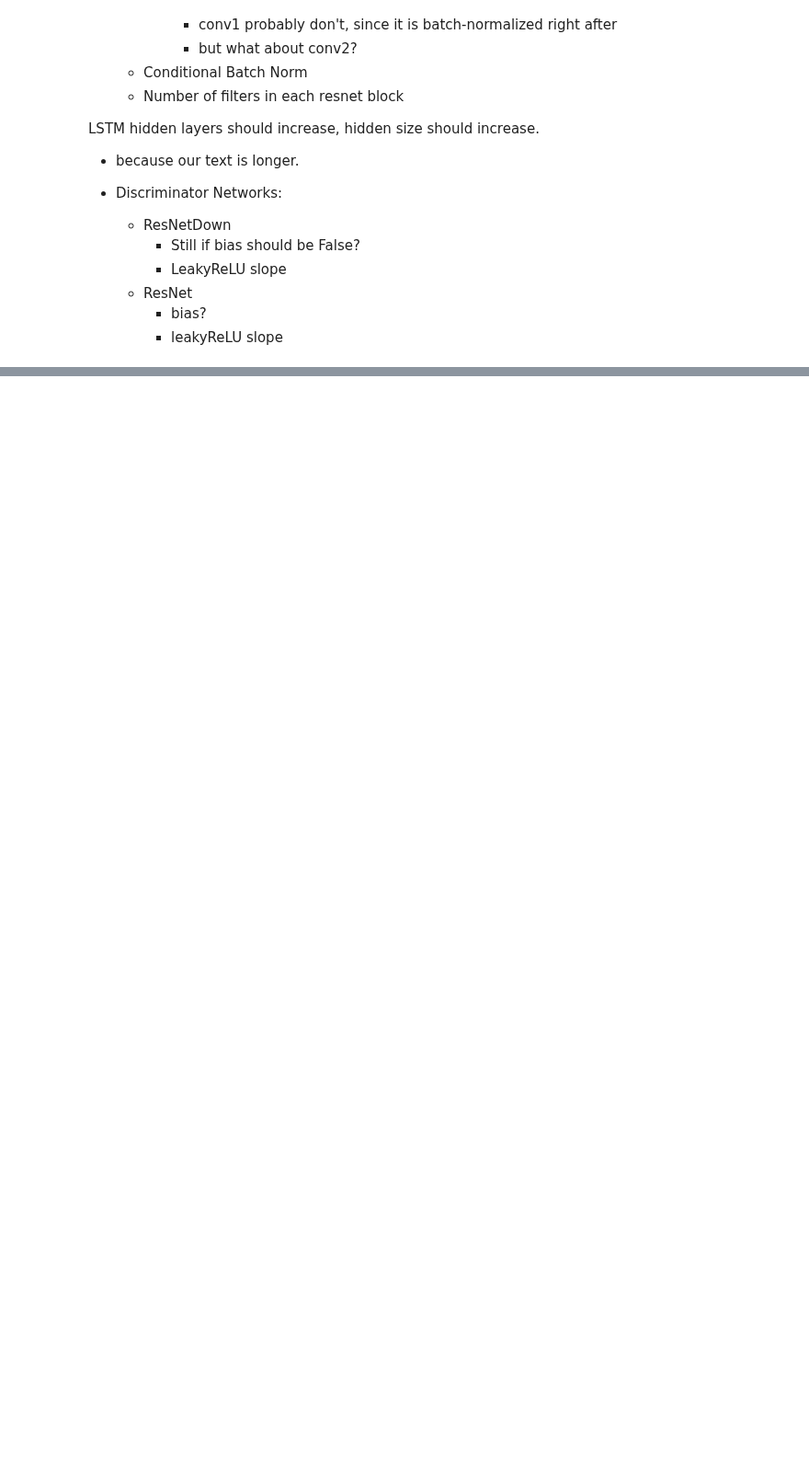
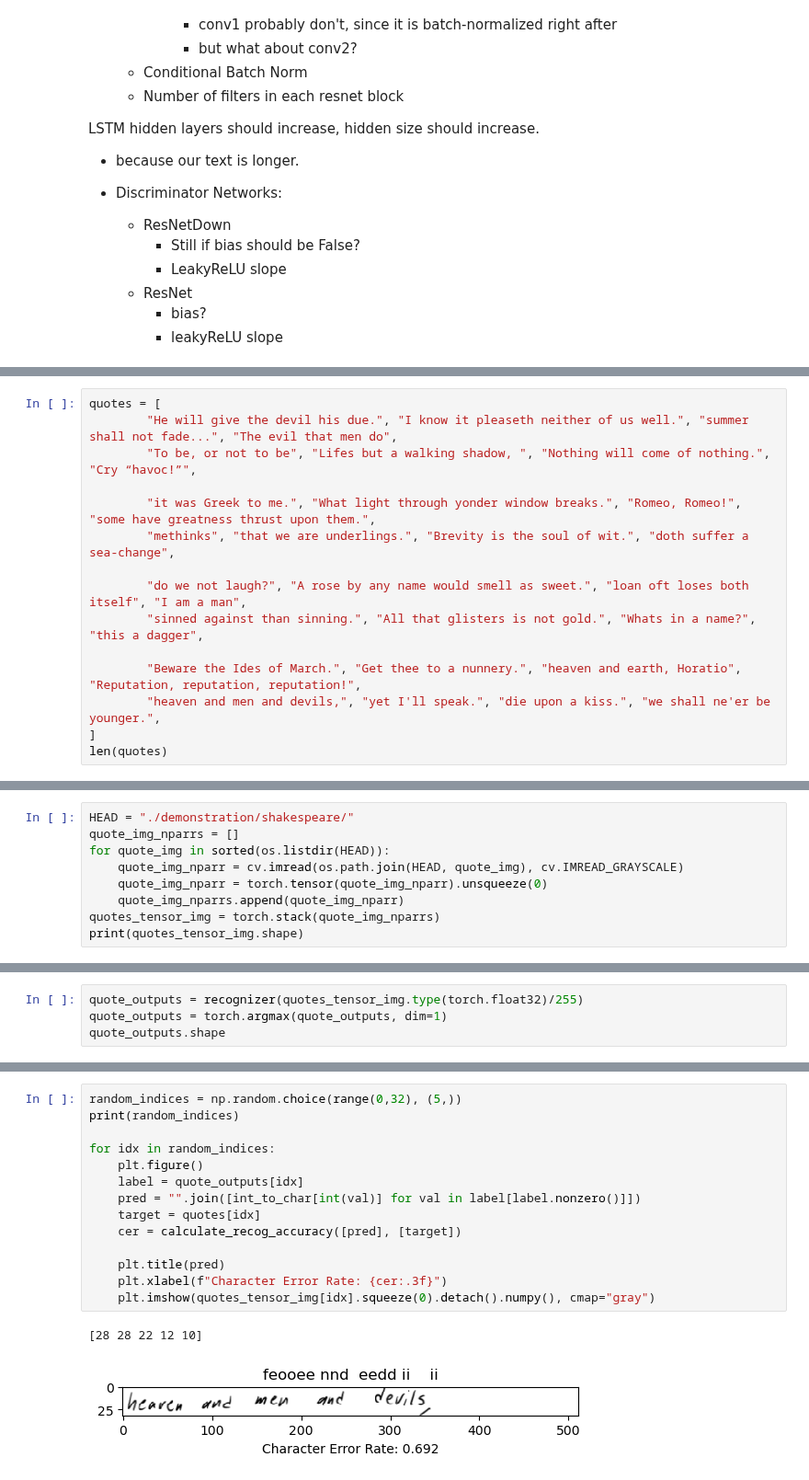
Before and after one commit to nabethg/ScribeSmith, a Jupyter notebook: main_model.ipynb, the cells around one changed output, grey strips where cells are left out. Shown at 92% size. Saved outputs shown, nothing was run; the diff lists cells and outputs as text; blank space fills up the shorter version.

```diff
--- a/main_model.ipynb
+++ b/main_model.ipynb
@@ -1562,0 +1505,15 @@ LSTM hidden layers should increase, hidden size should increase.
+# %%
+quotes = [
+        "He will give the devil his due.", "I know it pleaseth neither of us well.", "summer shall not fade...", "The evil that men do",
+        "To be, or not to be", "Lifes but a walking shadow, ", "Nothing will come of nothing.", "Cry “havoc!”",
+
+        "it was Greek to me.", "What light through yonder window breaks.", "Romeo, Romeo!", "some have greatness thrust upon them.",
+        "methinks", "that we are underlings.", "Brevity is the soul of wit.", "doth suffer a sea-change",
+
+        "do we not laugh?", "A rose by any name would smell as sweet.", "loan oft loses both itself", "I am a man",
+        "sinned against than sinning.", "All that glisters is not gold.", "Whats in a name?", "this a dagger",
+
+        "Beware the Ides of March.", "Get thee to a nunnery.", "heaven and earth, Horatio", "Reputation, reputation, reputation!",
+        "heaven and men and devils,", "yet I'll speak.", "die upon a kiss.", "we shall ne'er be younger.",
+]
+len(quotes)
@@ -1562,0 +1524,9 @@ LSTM hidden layers should increase, hidden size should increase.
+# %%
+HEAD = "./demonstration/shakespeare/"
+quote_img_nparrs = []
+for quote_img in sorted(os.listdir(HEAD)):
+    quote_img_nparr = cv.imread(os.path.join(HEAD, quote_img), cv.IMREAD_GRAYSCALE)
+    quote_img_nparr = torch.tensor(quote_img_nparr).unsqueeze(0)
+    quote_img_nparrs.append(quote_img_nparr)
+quotes_tensor_img = torch.stack(quote_img_nparrs)
+print(quotes_tensor_img.shape)
@@ -1562,0 +1637,4 @@ LSTM hidden layers should increase, hidden size should increase.
+# %%
+quote_outputs = recognizer(quotes_tensor_img.type(torch.float32)/255)
+quote_outputs = torch.argmax(quote_outputs, dim=1)
+quote_outputs.shape
@@ -1562,0 +1645,17 @@ LSTM hidden layers should increase, hidden size should increase.
+# %%
+random_indices = np.random.choice(range(0,32), (5,))
+print(random_indices)
+
+for idx in random_indices:
+    plt.figure()
+    label = quote_outputs[idx]
+    pred = "".join([int_to_char[int(val)] for val in label[label.nonzero()]])
+    target = quotes[idx]
+    cer = calculate_recog_accuracy([pred], [target])
+
+    plt.title(pred)
+    plt.xlabel(f"Character Error Rate: {cer:.3f}")
+    plt.imshow(quotes_tensor_img[idx].squeeze(0).detach().numpy(), cmap="gray")
+# %% [output]
+[28 28 22 12 10]
+[figure, added]
```
Also changed, not shown: parts of 28 cells of this notebook, 32 other files.
